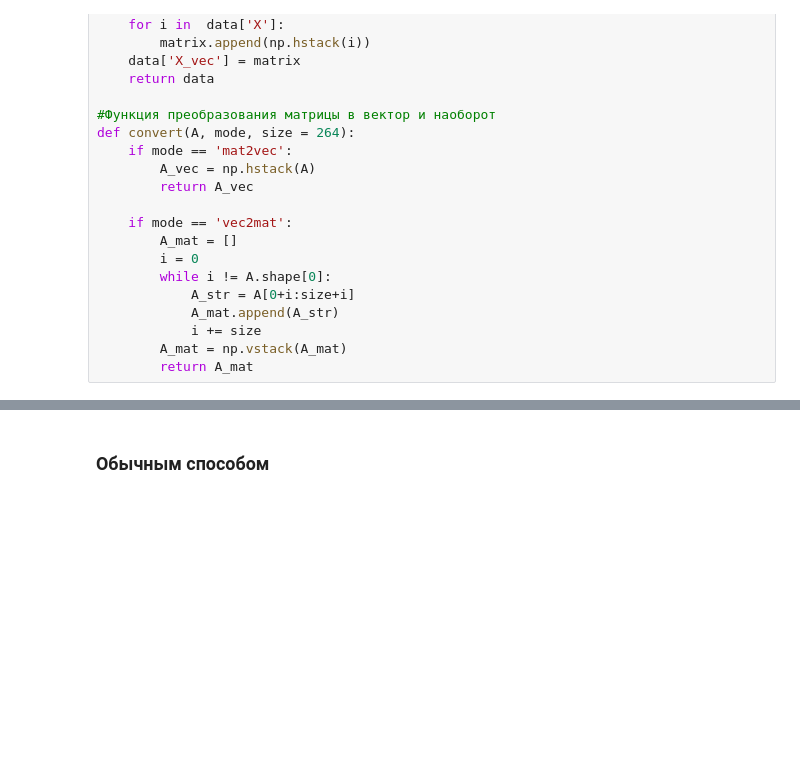
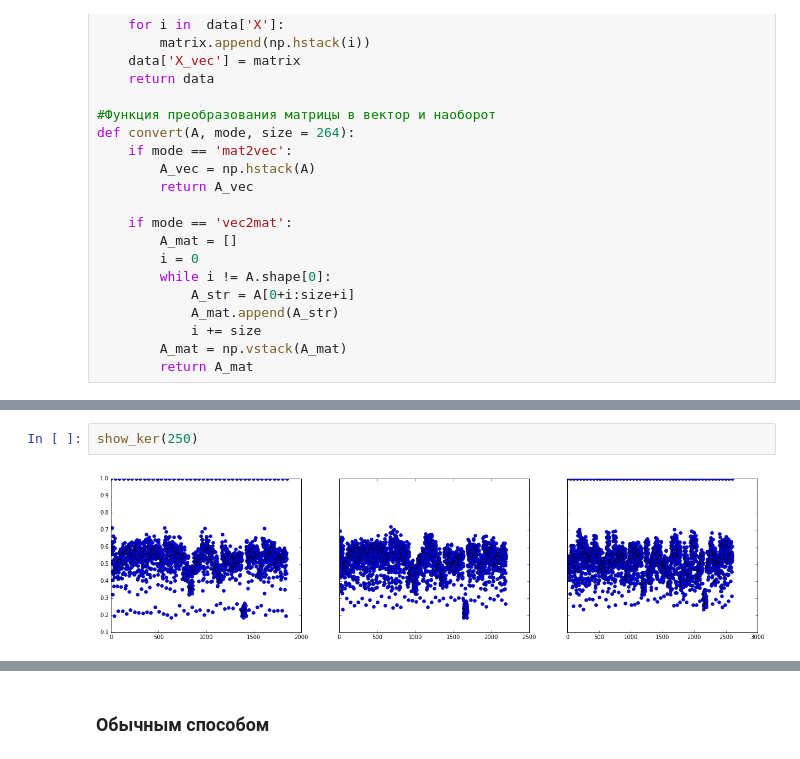
Before and after one commit to Tismoney/PRNI2016, a Jupyter notebook: KernelAlgoritm/KernelAlgoritm.ipynb, the cells around one changed output, grey strips where cells are left out. Drawn from its saved outputs; the diff is of its cells as text; blank space fills up the shorter version.

```diff
--- a/KernelAlgoritm/KernelAlgoritm.ipynb
+++ b/KernelAlgoritm/KernelAlgoritm.ipynb
@@ -162,0 +201,4 @@ def my_kernel(X, Xfit):
+# %%
+show_ker(250)
+# %% [output]
+[figure, added]
```
Also changed, not shown: parts of 10 cells of this notebook.
